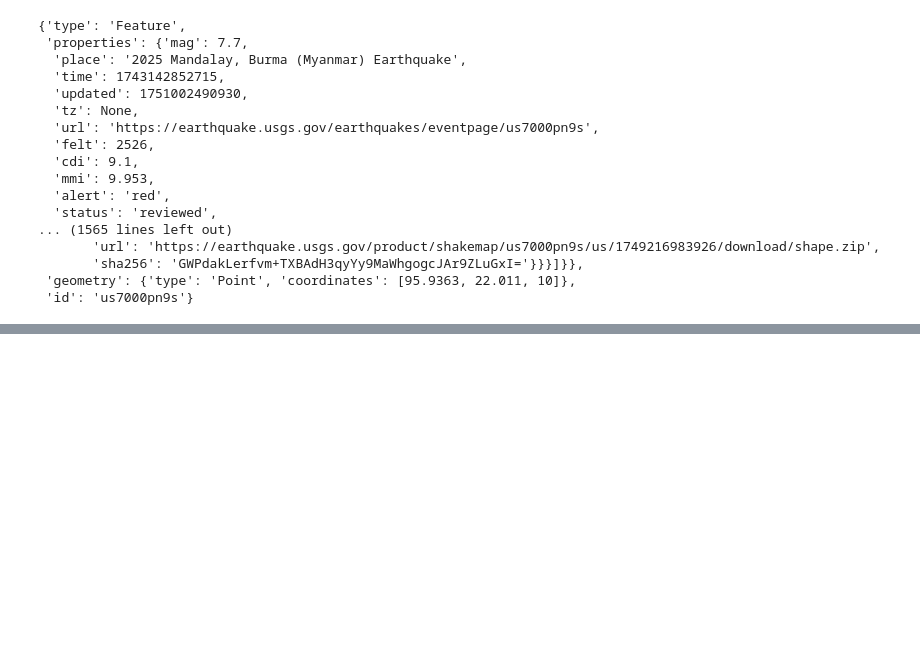
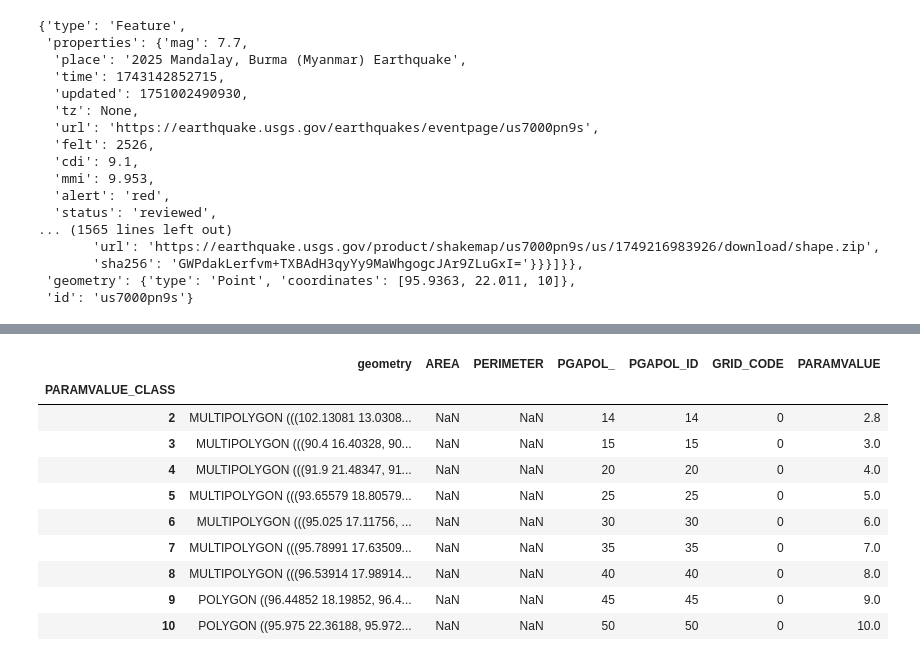
Before and after one commit to olafkoenig/2025_usgs_earthquake_mapping, a Jupyter notebook: usgs_data.ipynb, the cells around one changed output, grey strips where cells are left out. Cells and saved outputs as stored; diff of their text form; code cells hidden in the pictures; blank space fills up the shorter version.

```diff
--- a/usgs_data.ipynb
+++ b/usgs_data.ipynb
@@ -237,0 +323,15 @@ shakemap         download/uncertainty.xml                   18054674 bytes  2025
+# %%
+
+shp_path = os.path.join(base_dir, "mi.shp")
+
+# Lecture du shapefile (les fichiers .shx, .dbf, .prj doivent être présents au même endroit)
+gdf = gpd.read_file(shp_path)
+
+# Aperçu attributs
+print(gdf.head())
+
+# Colonnes disponibles
+print(gdf.columns)
+
+# Exemple d'affichage d'une géométrie
+print(gdf.geometry.iloc[0])
@@ -237,0 +356,5 @@ shakemap         download/uncertainty.xml                   18054674 bytes  2025
+# %%
+gdf["PARAMVALUE_CLASS"] = gdf["PARAMVALUE"].astype(int)
+import numpy as np
+gdf["PARAMVALUE_CLASS"] = np.clip(gdf["PARAMVALUE"].astype(int), 0, int(gdf["PARAMVALUE"].max()))
+gdf_dissolved = gdf.dissolve(by="PARAMVALUE_CLASS")
@@ -237,0 +366,14 @@ shakemap         download/uncertainty.xml                   18054674 bytes  2025
+# %%
+gdf_dissolved
+# %% [output]
+|  | geometry | AREA | PERIMETER | PGAPOL_ | PGAPOL_ID | GRID_CODE | PARAMVALUE |
+| PARAMVALUE_CLASS |  |  |  |  |  |  |  |
+| 2 | MULTIPOLYGON (((102.13081 13.0308... | NaN | NaN | 14 | 14 | 0 | 2.8 |
+| 3 | MULTIPOLYGON (((90.4 16.40328, 90... | NaN | NaN | 15 | 15 | 0 | 3.0 |
+| 4 | MULTIPOLYGON (((91.9 21.48347, 91... | NaN | NaN | 20 | 20 | 0 | 4.0 |
+| 5 | MULTIPOLYGON (((93.65579 18.80579... | NaN | NaN | 25 | 25 | 0 | 5.0 |
+| 6 | MULTIPOLYGON (((95.025 17.11756, ... | NaN | NaN | 30 | 30 | 0 | 6.0 |
+| 7 | MULTIPOLYGON (((95.78991 17.63509... | NaN | NaN | 35 | 35 | 0 | 7.0 |
+| 8 | MULTIPOLYGON (((96.53914 17.98914... | NaN | NaN | 40 | 40 | 0 | 8.0 |
+| 9 | POLYGON ((96.44852 18.19852, 96.4... | NaN | NaN | 45 | 45 | 0 | 9.0 |
+| 10 | POLYGON ((95.975 22.36188, 95.972... | NaN | NaN | 50 | 50 | 0 | 10.0 |
```
Also changed, not shown: parts of 7 cells of this notebook, 1 other file.
